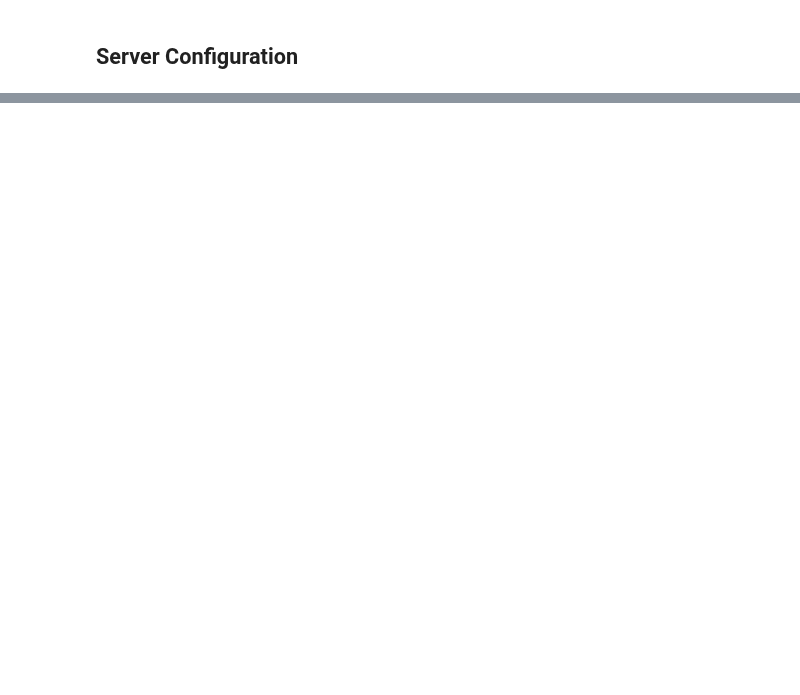
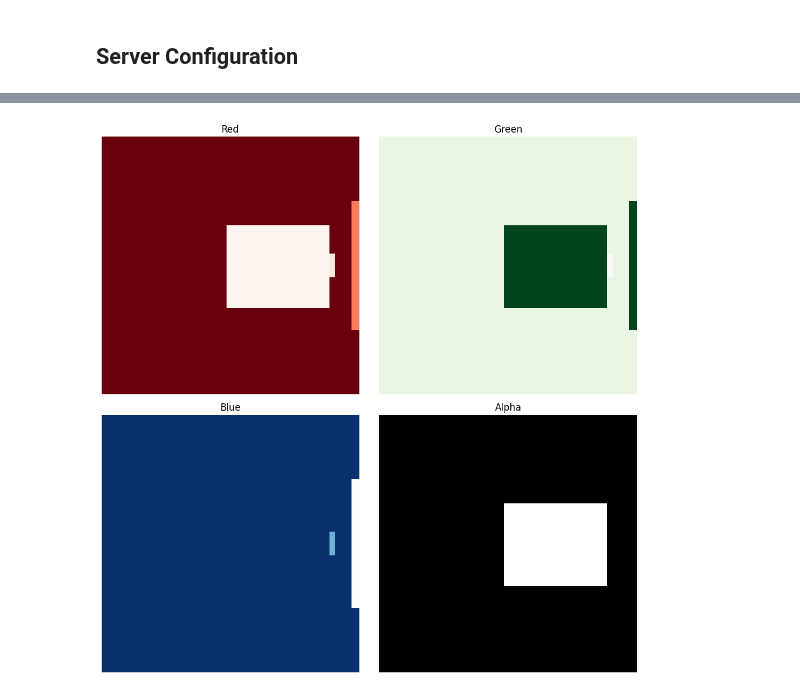
Before and after one commit to upskiller-xyz/server_encoder, a Jupyter notebook: example/demo.ipynb, the cells around one changed output, grey strips where cells are left out. Drawn from its saved outputs; the diff is of its cells as text; code cells hidden in the pictures; blank space fills up the shorter version.

```diff
--- a/example/demo.ipynb
+++ b/example/demo.ipynb
@@ -77,0 +47,4 @@ else:
+# %%
+utils.show_individual_channels("encoded_df_default")
+# %% [output]
+[figure, added]
```
Also changed, not shown: parts of 17 cells of this notebook, 20 other files.
